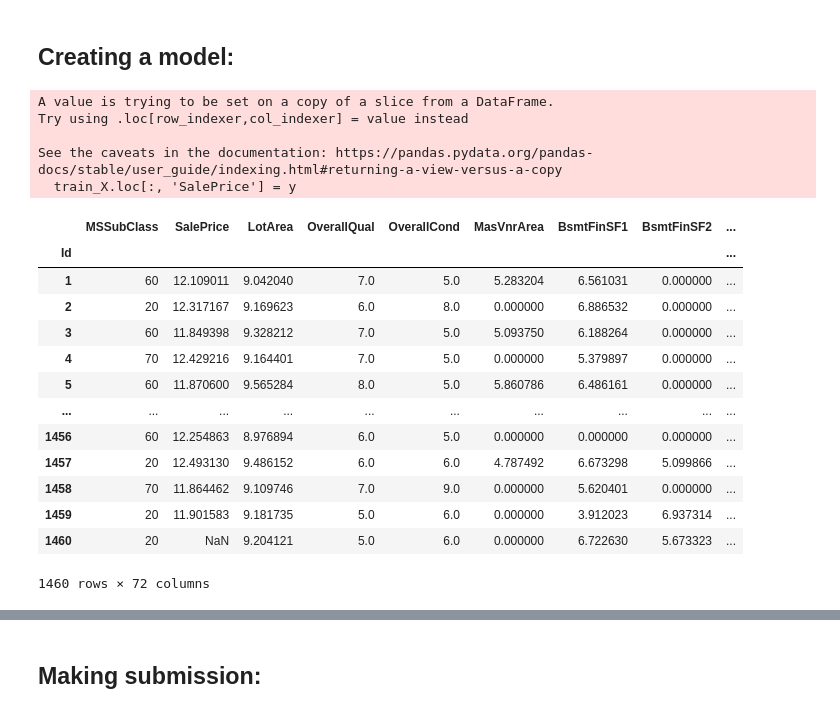
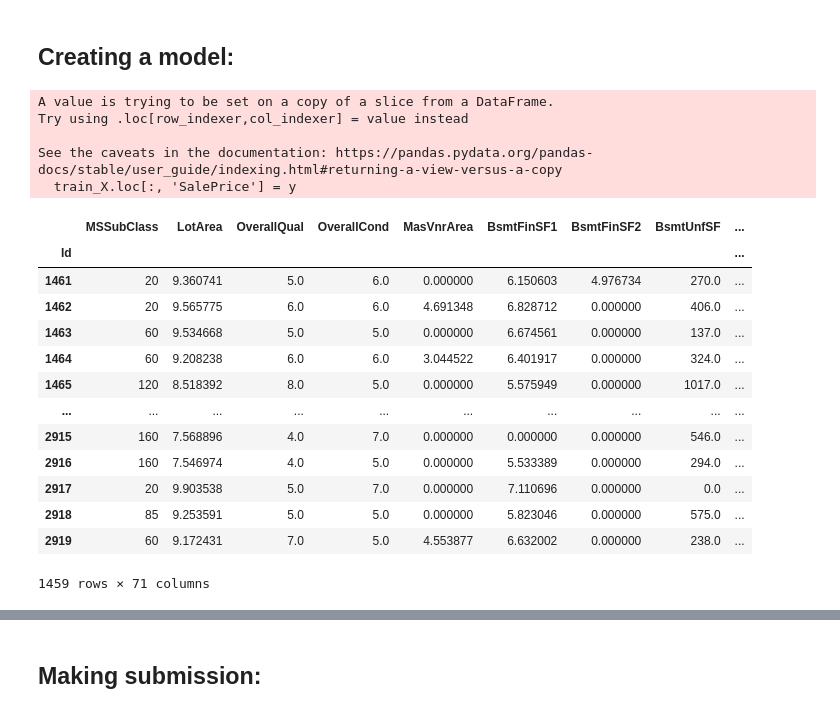
Before and after one commit to Alphonsce/ML_learning, a Jupyter notebook: house_prices/neural_net_model.ipynb, the cells around one changed output, grey strips where cells are left out. Cells and saved outputs as stored; diff of their text form; code cells hidden in the pictures.

```diff
--- a/house_prices/neural_net_model.ipynb
+++ b/house_prices/neural_net_model.ipynb
@@ -517,25 +517,9 @@ from torch.utils.data import DataLoader, Dataset
 from tqdm import tqdm, tqdm_notebook
 # %%
 train_X.loc[:, 'SalePrice'] = y
-
-train_X
 # %% [output]
 A value is trying to be set on a copy of a slice from a DataFrame.
 Try using .loc[row_indexer,col_indexer] = value instead
 
 See the caveats in the documentation: https://pandas.pydata.org/pandas-docs/stable/user_guide/indexing.html#returning-a-view-versus-a-copy
   train_X.loc[:, 'SalePrice'] = y
-|  | MSSubClass | SalePrice | LotArea | OverallQual | OverallCond | MasVnrArea | BsmtFinSF1 | BsmtFinSF2 | ... |
-| Id |  |  |  |  |  |  |  |  | ... |
-| 1 | 60 | 12.109011 | 9.042040 | 7.0 | 5.0 | 5.283204 | 6.561031 | 0.000000 | ... |
-| 2 | 20 | 12.317167 | 9.169623 | 6.0 | 8.0 | 0.000000 | 6.886532 | 0.000000 | ... |
-| 3 | 60 | 11.849398 | 9.328212 | 7.0 | 5.0 | 5.093750 | 6.188264 | 0.000000 | ... |
-| 4 | 70 | 12.429216 | 9.164401 | 7.0 | 5.0 | 0.000000 | 5.379897 | 0.000000 | ... |
-| 5 | 60 | 11.870600 | 9.565284 | 8.0 | 5.0 | 5.860786 | 6.486161 | 0.000000 | ... |
-| ... | ... | ... | ... | ... | ... | ... | ... | ... | ... |
-| 1456 | 60 | 12.254863 | 8.976894 | 6.0 | 5.0 | 0.000000 | 0.000000 | 0.000000 | ... |
-| 1457 | 20 | 12.493130 | 9.486152 | 6.0 | 6.0 | 4.787492 | 6.673298 | 5.099866 | ... |
-| 1458 | 70 | 11.864462 | 9.109746 | 7.0 | 9.0 | 0.000000 | 5.620401 | 0.000000 | ... |
-| 1459 | 20 | 11.901583 | 9.181735 | 5.0 | 6.0 | 0.000000 | 3.912023 | 6.937314 | ... |
-| 1460 | 20 | NaN | 9.204121 | 5.0 | 6.0 | 0.000000 | 6.722630 | 5.673323 | ... |
-1460 rows × 72 columns
@@ -541,0 +532,17 @@ See the caveats in the documentation: https://pandas.pydata.org/pandas-docs/stab
+# %%
+test_X
+# %% [output]
+|  | MSSubClass | LotArea | OverallQual | OverallCond | MasVnrArea | BsmtFinSF1 | BsmtFinSF2 | BsmtUnfSF | ... |
+| Id |  |  |  |  |  |  |  |  | ... |
+| 1461 | 20 | 9.360741 | 5.0 | 6.0 | 0.000000 | 6.150603 | 4.976734 | 270.0 | ... |
+| 1462 | 20 | 9.565775 | 6.0 | 6.0 | 4.691348 | 6.828712 | 0.000000 | 406.0 | ... |
+| 1463 | 60 | 9.534668 | 5.0 | 5.0 | 0.000000 | 6.674561 | 0.000000 | 137.0 | ... |
+| 1464 | 60 | 9.208238 | 6.0 | 6.0 | 3.044522 | 6.401917 | 0.000000 | 324.0 | ... |
+| 1465 | 120 | 8.518392 | 8.0 | 5.0 | 0.000000 | 5.575949 | 0.000000 | 1017.0 | ... |
+| ... | ... | ... | ... | ... | ... | ... | ... | ... | ... |
+| 2915 | 160 | 7.568896 | 4.0 | 7.0 | 0.000000 | 0.000000 | 0.000000 | 546.0 | ... |
+| 2916 | 160 | 7.546974 | 4.0 | 5.0 | 0.000000 | 5.533389 | 0.000000 | 294.0 | ... |
+| 2917 | 20 | 9.903538 | 5.0 | 7.0 | 0.000000 | 7.110696 | 0.000000 | 0.0 | ... |
+| 2918 | 85 | 9.253591 | 5.0 | 5.0 | 0.000000 | 5.823046 | 0.000000 | 575.0 | ... |
+| 2919 | 60 | 9.172431 | 7.0 | 5.0 | 4.553877 | 6.632002 | 0.000000 | 238.0 | ... |
+1459 rows × 71 columns
```
Also changed, not shown: parts of 9 cells of this notebook, 16 other files.
